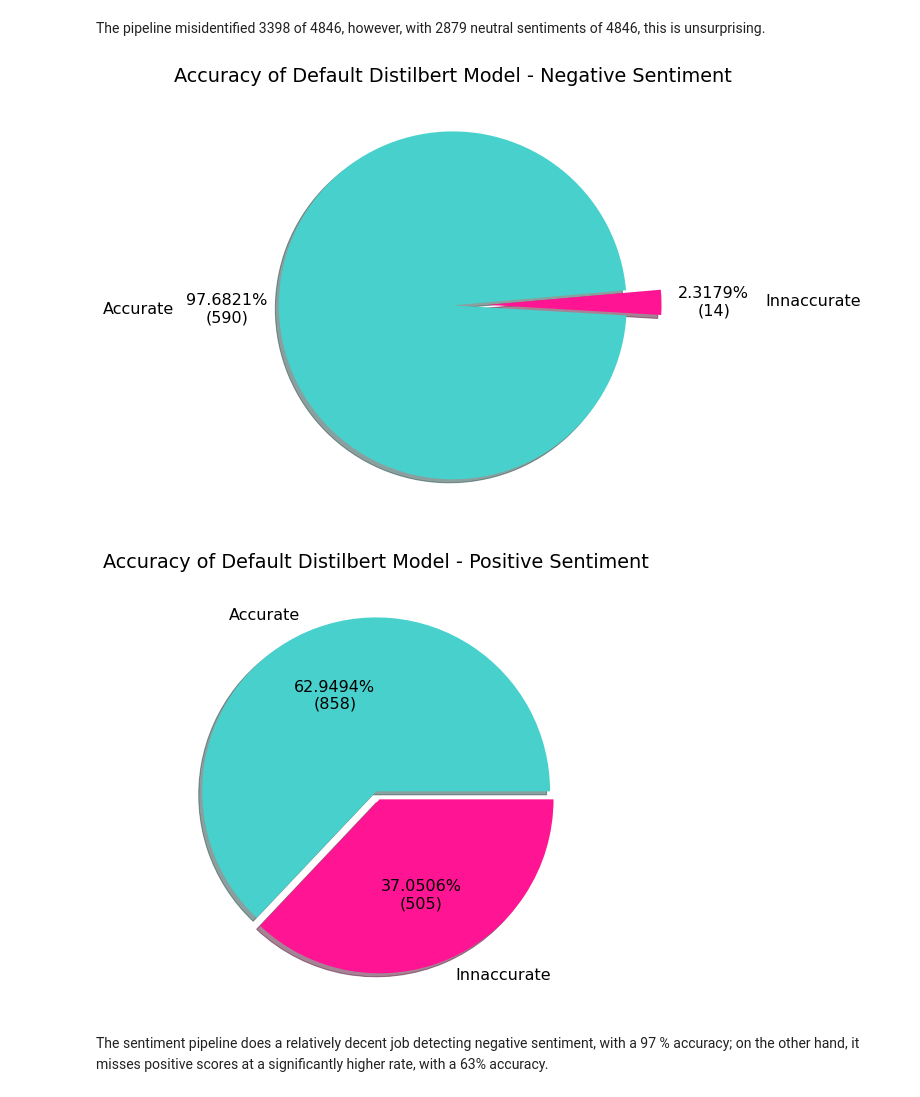
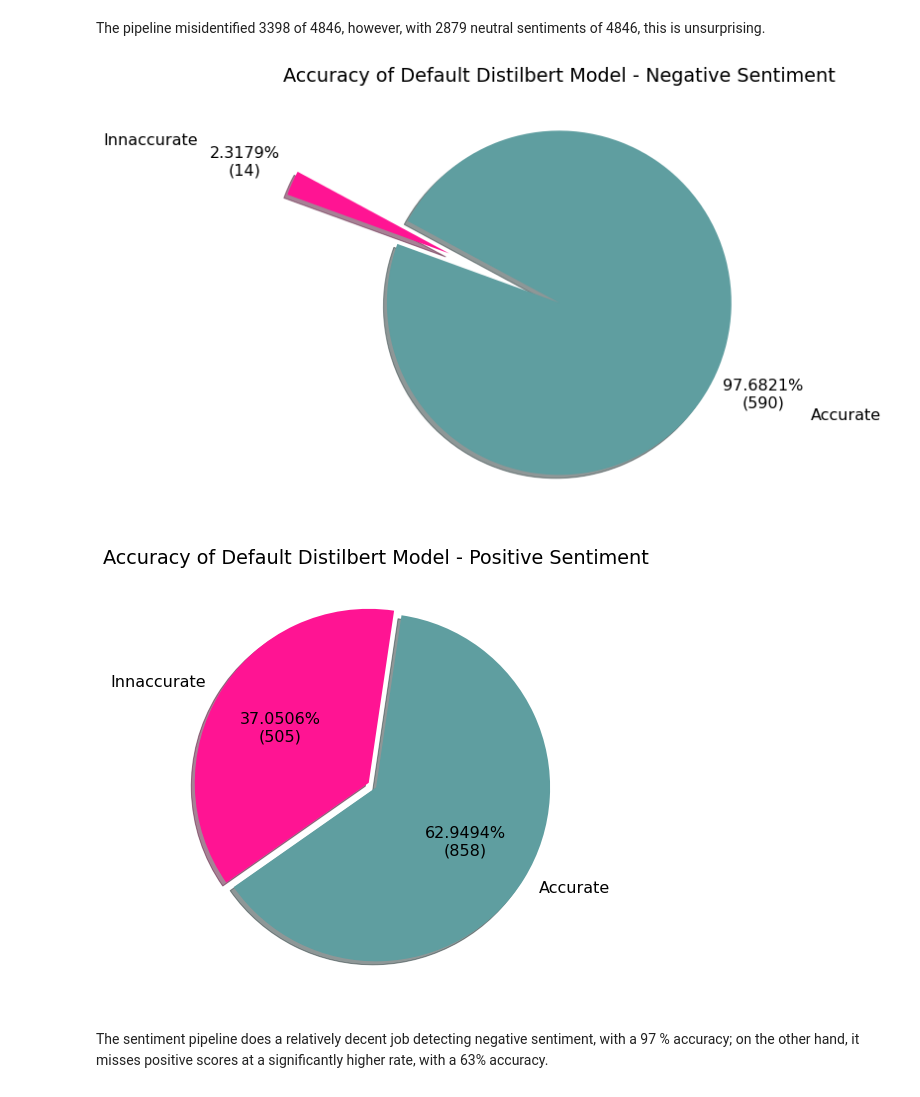
Before and after one commit to Kevin-Kwasnik/aspect-based-sentiment-analysis, a Jupyter notebook: 4c_feature-engineer.ipynb, the cells around one changed output. Saved outputs shown, nothing was run; the diff lists cells and outputs as text; code cells hidden in the pictures.

```diff
--- a/4c_feature-engineer.ipynb
+++ b/4c_feature-engineer.ipynb
@@ -178,24 +178,24 @@ df.labels.value_counts()
 The pipeline misidentified  3398 of 4846, however, with 2879 neutral sentiments of 4846, this is unsurprising.
 # %%
 total= len(df[df.labels=='negative'])
-explode=[0,.2]
+explode=[0,.7]
 plt.pie(df[df.labels=='negative'].accurate_default.value_counts(), labels=['Accurate', 'Innaccurate'],
         explode=explode, shadow=True, autopct=lambda p: '{:.4f}%\n({:.0f})'.format(p, total*p/100),
-        pctdistance=1.3, labeldistance=1.6, colors=['mediumturquoise','deeppink'], startangle=5)
+        pctdistance=1.3, labeldistance=1.6, colors=['cadetblue','deeppink'], startangle=-200)
 plt.title('Accuracy of Default Distilbert Model - Negative Sentiment')
 plt.show()
 # %% [output]
-[figure, old version]
+[figure, new version]
 # %%
 total= len(df[df.labels=='positive'])
 explode=[0,.05]
 plt.pie(df[df.labels=='positive'].accurate_default.value_counts(), labels=['Accurate', 'Innaccurate'],
         explode=explode, shadow=True, autopct=lambda p: '{:.4f}%\n({:.0f})'.format(p, total*p/100),
-        colors=['mediumturquoise','deeppink'])
+        colors=['cadetblue','deeppink'], startangle=-145)
 plt.title('Accuracy of Default Distilbert Model - Positive Sentiment')
 plt.show()
 # %% [output]
-[figure, old version]
+[figure, new version]
 # %% [markdown]
 The sentiment pipeline does a relatively decent job detecting negative sentiment, with a 97 % accuracy; on the other hand, it misses positive scores at a significantly higher rate, with a 63% accuracy.
 # %% [markdown]
```
Also changed, not shown: parts of 10 cells of this notebook.
